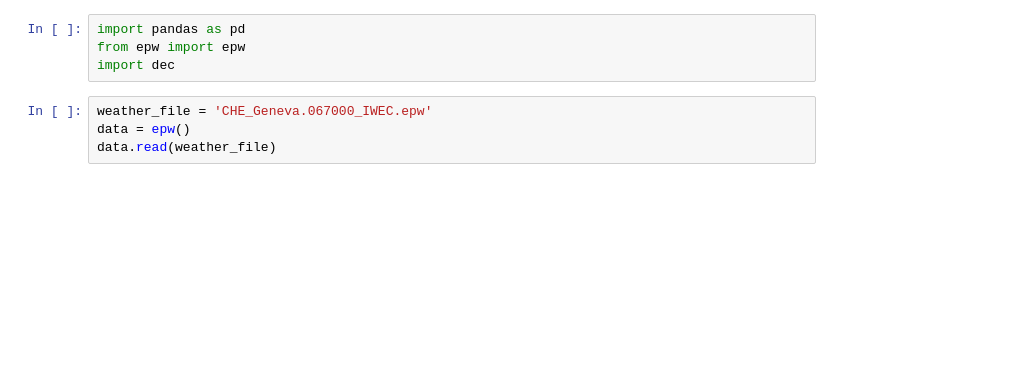
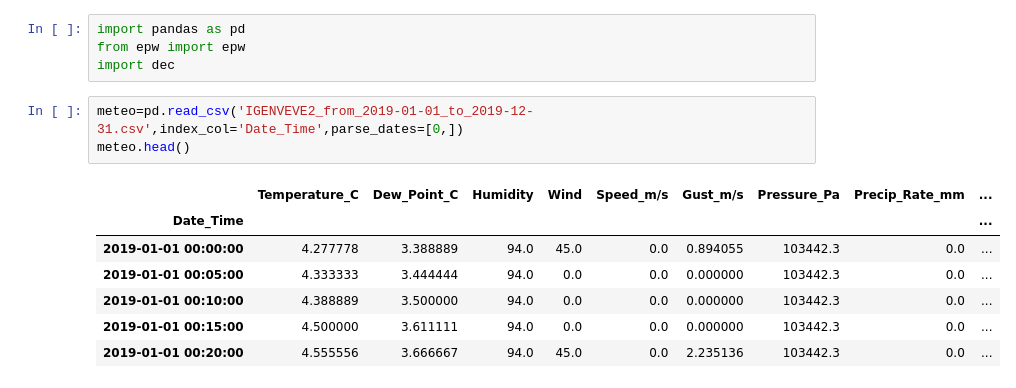
Before and after one commit to Cyrusss-D/ict4building, a Jupyter notebook: Requirements/CHE_Geneva.067000_IWEC/WeatherCustom.ipynb, the cells around one changed output. Drawn from its saved outputs; the diff is of its cells as text; blank space fills up the shorter version.

```diff
--- a/Requirements/CHE_Geneva.067000_IWEC/WeatherCustom.ipynb
+++ b/Requirements/CHE_Geneva.067000_IWEC/WeatherCustom.ipynb
@@ -2,7 +2,14 @@
 import pandas as pd
 from epw import epw
 import dec
-# %%
-weather_file = 'CHE_Geneva.067000_IWEC.epw'
-data = epw()
-data.read(weather_file)
+# %%
+meteo=pd.read_csv('IGENVEVE2_from_2019-01-01_to_2019-12-31.csv',index_col='Date_Time',parse_dates=[0,])
+meteo.head()
+# %% [output]
+|  | Temperature_C | Dew_Point_C | Humidity | Wind | Speed_m/s | Gust_m/s | Pressure_Pa | Precip_Rate_mm | ... |
+| Date_Time |  |  |  |  |  |  |  |  | ... |
+| 2019-01-01 00:00:00 | 4.277778 | 3.388889 | 94.0 | 45.0 | 0.0 | 0.894055 | 103442.3 | 0.0 | ... |
+| 2019-01-01 00:05:00 | 4.333333 | 3.444444 | 94.0 | 0.0 | 0.0 | 0.000000 | 103442.3 | 0.0 | ... |
+| 2019-01-01 00:10:00 | 4.388889 | 3.500000 | 94.0 | 0.0 | 0.0 | 0.000000 | 103442.3 | 0.0 | ... |
+| 2019-01-01 00:15:00 | 4.500000 | 3.611111 | 94.0 | 0.0 | 0.0 | 0.000000 | 103442.3 | 0.0 | ... |
+| 2019-01-01 00:20:00 | 4.555556 | 3.666667 | 94.0 | 45.0 | 0.0 | 2.235136 | 103442.3 | 0.0 | ... |
```
Also changed, not shown: parts of 16 cells of this notebook, 45 other files.
